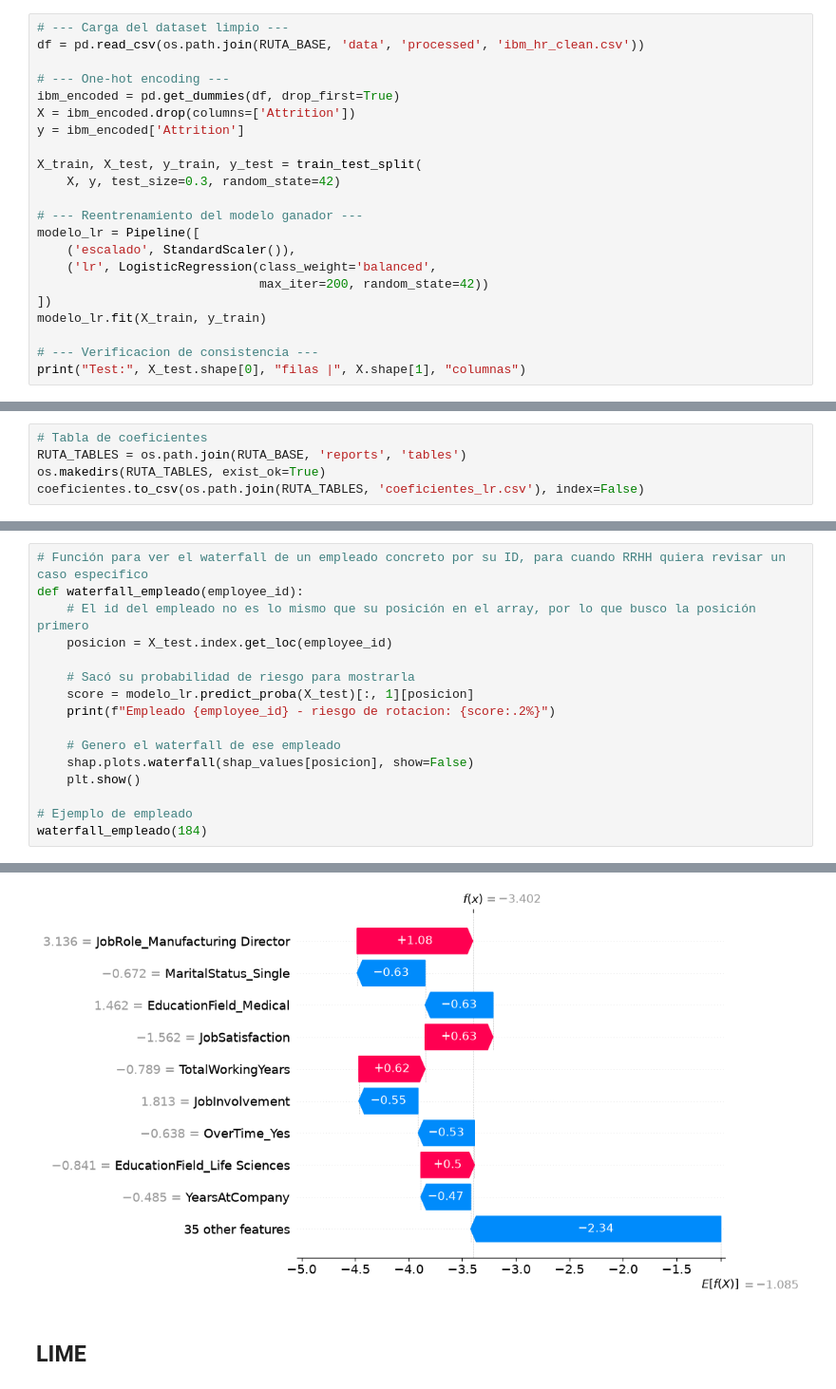
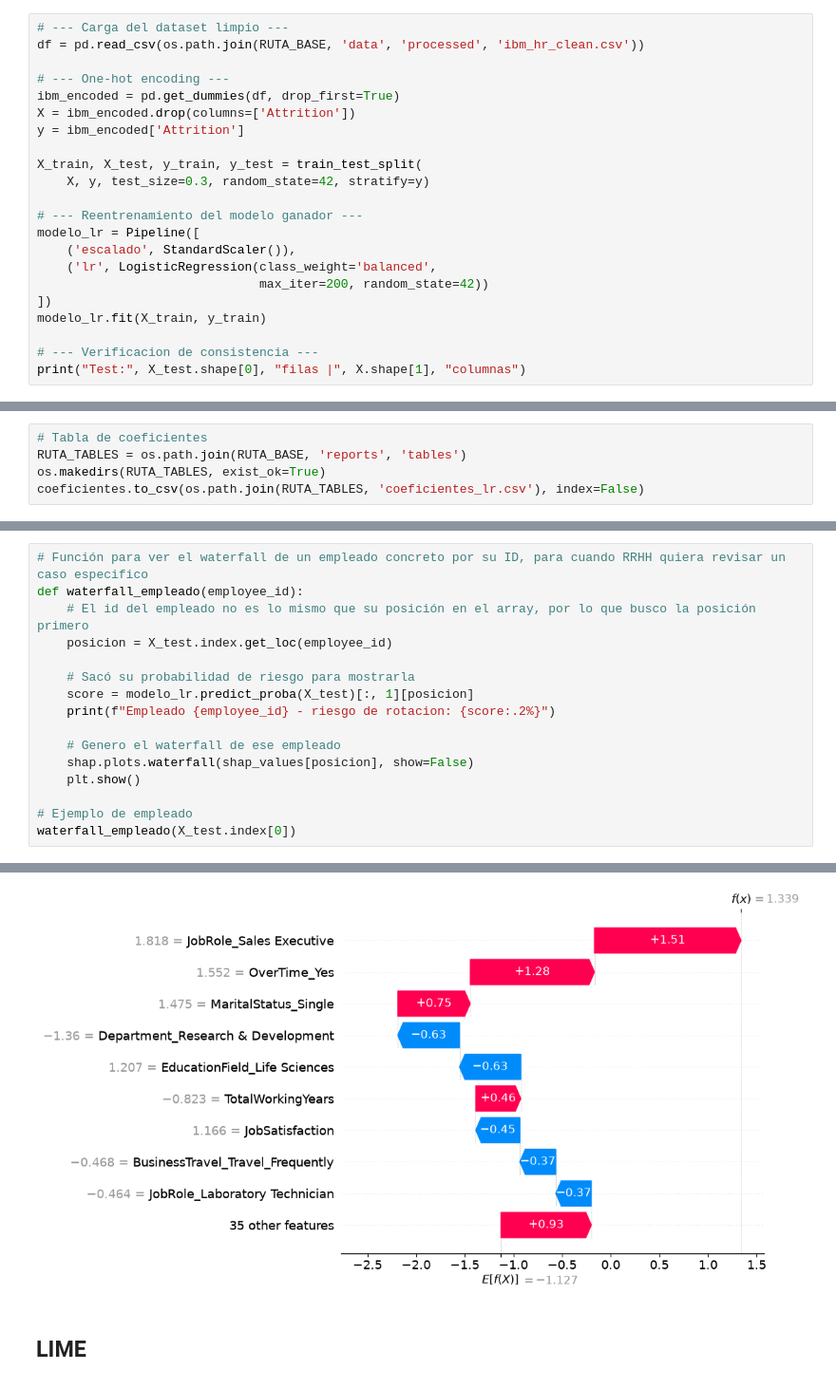
Before and after one commit to MarioFernandezH/TFM-Employee-Attrition, a Jupyter notebook: notebooks/05_SHAP_LIME.ipynb, the cells around one changed output, grey strips where cells are left out. Shown at 95% size. Drawn from its saved outputs; the diff is of its cells as text.

```diff
--- a/notebooks/05_SHAP_LIME.ipynb
+++ b/notebooks/05_SHAP_LIME.ipynb
@@ -31,7 +31,7 @@ X = ibm_encoded.drop(columns=['Attrition'])
 y = ibm_encoded['Attrition']
 
 X_train, X_test, y_train, y_test = train_test_split(
-    X, y, test_size=0.3, random_state=42)
+    X, y, test_size=0.3, random_state=42, stratify=y)
 
 # --- Reentrenamiento del modelo ganador ---
 modelo_lr = Pipeline([
@@ -135,5 +135,5 @@ def waterfall_empleado(employee_id):
     plt.show()
 
 # Ejemplo de empleado
-waterfall_empleado(184)
+waterfall_empleado(X_test.index[0])
 # %% [output]
@@ -141,4 +141,4 @@ Empleado 184 - riesgo de rotacion: 3.22%
-[figure, old version]
+[figure, new version]
 # %% [markdown]
 ## LIME
 # %%
```
Also changed, not shown: parts of 6 cells of this notebook, 10 other files.
